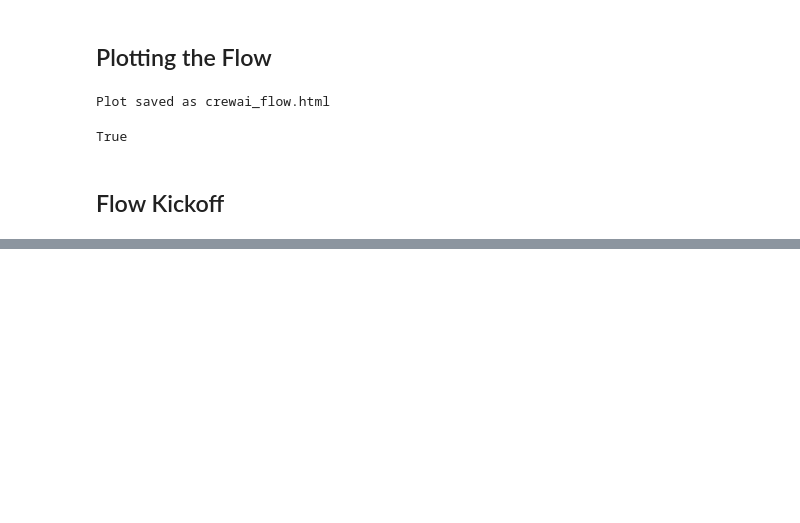
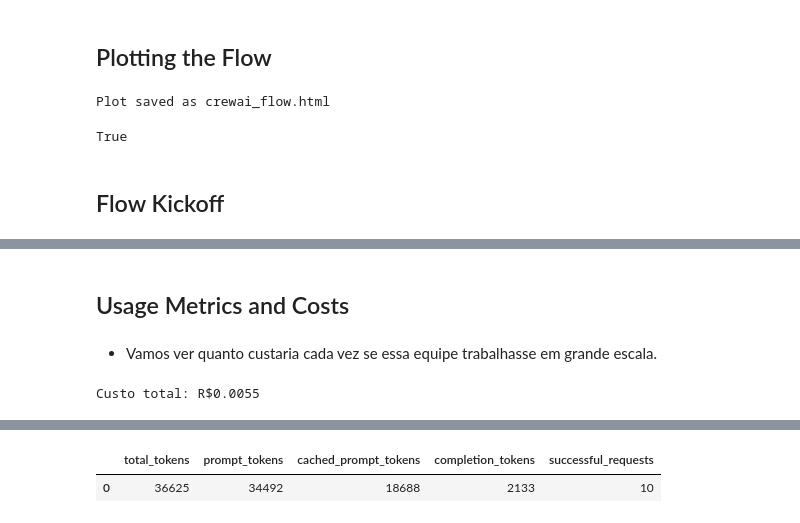
Before and after one commit to Ryans007/Sistema-Mult-Agentes, a Jupyter notebook: Practical Multi AI Agents and Advanced Use Cases with crewAI/L_3/L_3.ipynb, the cells around one changed output, grey strips where cells are left out. Saved outputs shown, nothing was run; the diff lists cells and outputs as text; code cells hidden in the pictures; blank space fills up the shorter version.

```diff
--- a/Practical Multi AI Agents and Advanced Use Cases with crewAI/L_3/L_3.ipynb
+++ b/Practical Multi AI Agents and Advanced Use Cases with crewAI/L_3/L_3.ipynb
@@ -267,0 +281,18 @@ Response content: b'{"message":"Unauthorized.","statusCode":403}'
+# %% [markdown]
+## Usage Metrics and Costs
+# %% [markdown]
+* Vamos ver quanto custaria cada vez se essa equipe trabalhasse em grande escala.
+# %%
+import pandas as pd
+
+# Converter a instância de UsageMetrics para um DataFrame
+df_usage_metrics = pd.DataFrame([flow.state["score_crews_results"][0].token_usage.dict()])
+
+# Calcular o custo total
+custos = 0.150 * df_usage_metrics['total_tokens'].sum() / 1_000_000
+print(f"Custo total: R${custos:.4f}")
+
+# Exibir o DataFrame
+df_usage_metrics
+# %% [output]
+Custo total: R$0.0055
@@ -267,0 +301,2 @@ Response content: b'{"message":"Unauthorized.","statusCode":403}'
+|  | total_tokens | prompt_tokens | cached_prompt_tokens | completion_tokens | successful_requests |
+| 0 | 36625 | 34492 | 18688 | 2133 | 10 |
```
Also changed, not shown: parts of 16 cells of this notebook, 5 other files.
